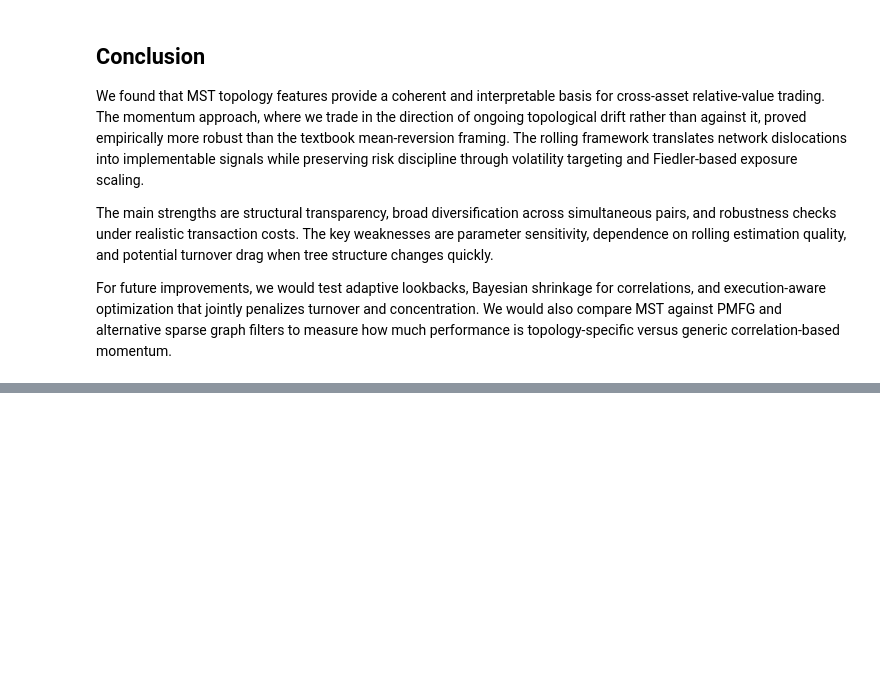
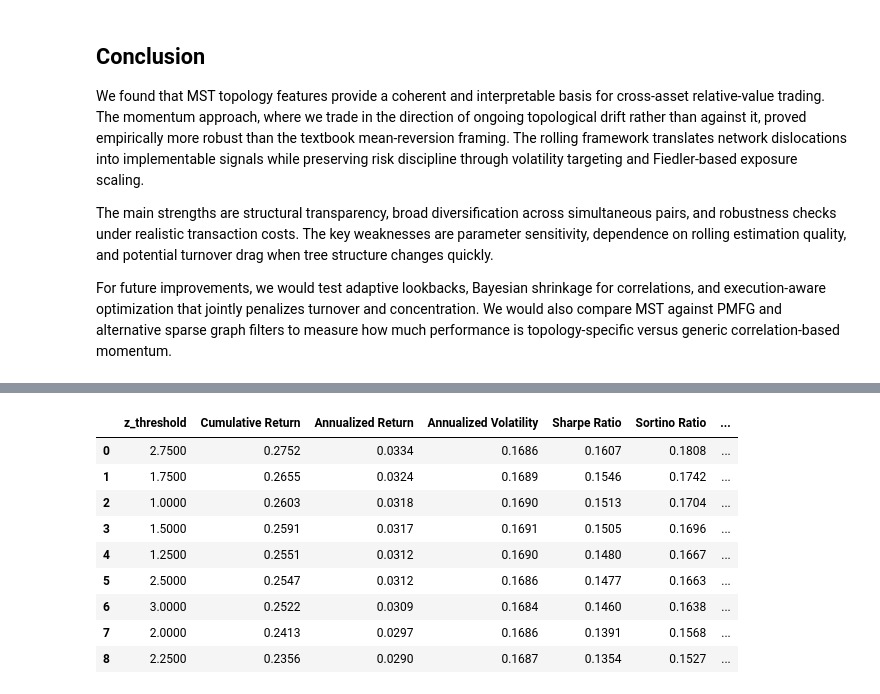
Before and after one commit to zaranip/qts-final-project, a Jupyter notebook: MST_Topology_Trading.ipynb, the cells around one changed output, grey strips where cells are left out. Cells and saved outputs as stored; diff of their text form; code cells hidden in the pictures; blank space fills up the shorter version.

```diff
--- a/MST_Topology_Trading.ipynb
+++ b/MST_Topology_Trading.ipynb
@@ -457,0 +730,84 @@ For future improvements, we would test adaptive lookbacks, Bayesian shrinkage fo
+# %%
+z_grid = np.arange(1.0, 3.25, 0.25)
+cost_bps_per_leg = 5
+
+large_grid_rows = []
+large_grid_results = {}
+
+for z in z_grid:
+    weights_z = compute_pair_weights_lambda_mode(
+        signals=signals,
+        returns=returns,
+        sigma_target=0.10,
+        fiedler_values=fiedler_values,
+        mst_by_date=mst_by_date,
+        asset_names=asset_names,
+        max_pairs=8,
+        beta_window=60,
+        leader_window=20,
+        max_pair_weight=2.0,
+        max_gross_leverage=4.0,
+        lambda_risk_mode="large_only",
+        lambda_min_periods=20,
+        lambda_z_threshold=float(z),
+        lambda_shrink_small=0.5,
+        lambda_shrink_large=0.5,
+    )
+
+    sim_z = simulate_strategy(
+        prices=prices,
+        signals=signals,
+        weights=weights_z,
+        transaction_cost_bps=cost_bps_per_leg,
+    )
+
+    metrics_z = compute_performance_metrics(
+        sim_z.daily_returns,
+        rf_rate=0.02,
+        trade_count=sim_z.trade_count,
+        average_holding_period=sim_z.average_holding_period,
+    )
+
+    lambda_scale_z = weights_z["lambda2_scale"]
+    trigger_count = int((lambda_scale_z < 1.0).sum())
+    total_count = int(lambda_scale_z.notna().sum())
+    trigger_ratio = trigger_count / total_count if total_count > 0 else np.nan
+
+    large_grid_rows.append({
+        "z_threshold": float(z),
+        "Cumulative Return": metrics_z["Cumulative Return"],
+        "Annualized Return": metrics_z["Annualized Return"],
+        "Annualized Volatility": metrics_z["Annualized Volatility"],
+        "Sharpe Ratio": metrics_z["Sharpe Ratio"],
+        "Sortino Ratio": metrics_z["Sortino Ratio"],
+        "Maximum Drawdown": metrics_z["Maximum Drawdown"],
+        "VaR 95%": metrics_z["VaR 95%"],
+        "CVaR 95%": metrics_z["CVaR 95%"],
+        "Number of Trades": metrics_z["Number of Trades"],
+        "Average Holding Period": metrics_z["Average Holding Period"],
+        "Trigger Count": trigger_count,
+        "Trigger Ratio": trigger_ratio,
+    })
+
+    large_grid_results[float(z)] = {
+        "weights": weights_z,
+        "simulation": sim_z,
+        "metrics": metrics_z,
+    }
+
+large_grid_df = pd.DataFrame(large_grid_rows).sort_values(
+    by="Sharpe Ratio", ascending=False
+).reset_index(drop=True)
+
+large_grid_df
+# %% [output]
+|  | z_threshold | Cumulative Return | Annualized Return | Annualized Volatility | Sharpe Ratio | Sortino Ratio | ... |
+| 0 | 2.7500 | 0.2752 | 0.0334 | 0.1686 | 0.1607 | 0.1808 | ... |
+| 1 | 1.7500 | 0.2655 | 0.0324 | 0.1689 | 0.1546 | 0.1742 | ... |
+| 2 | 1.0000 | 0.2603 | 0.0318 | 0.1690 | 0.1513 | 0.1704 | ... |
+| 3 | 1.5000 | 0.2591 | 0.0317 | 0.1691 | 0.1505 | 0.1696 | ... |
+| 4 | 1.2500 | 0.2551 | 0.0312 | 0.1690 | 0.1480 | 0.1667 | ... |
+| 5 | 2.5000 | 0.2547 | 0.0312 | 0.1686 | 0.1477 | 0.1663 | ... |
+| 6 | 3.0000 | 0.2522 | 0.0309 | 0.1684 | 0.1460 | 0.1638 | ... |
+| 7 | 2.0000 | 0.2413 | 0.0297 | 0.1686 | 0.1391 | 0.1568 | ... |
+| 8 | 2.2500 | 0.2356 | 0.0290 | 0.1687 | 0.1354 | 0.1527 | ... |
```
Also changed, not shown: parts of 17 cells of this notebook, 1 other file.
